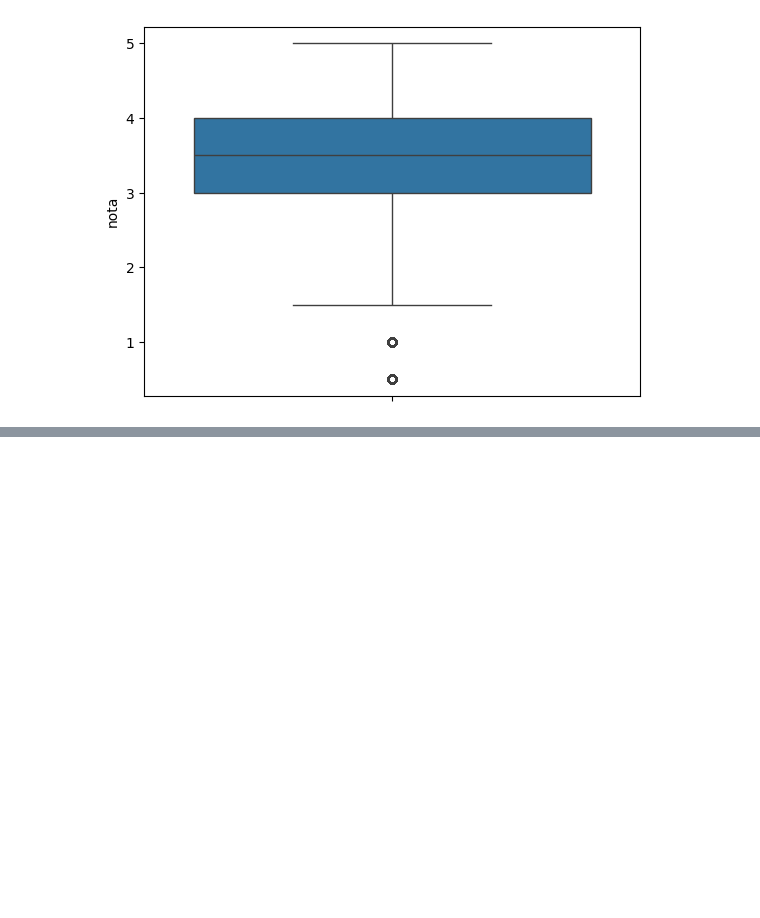
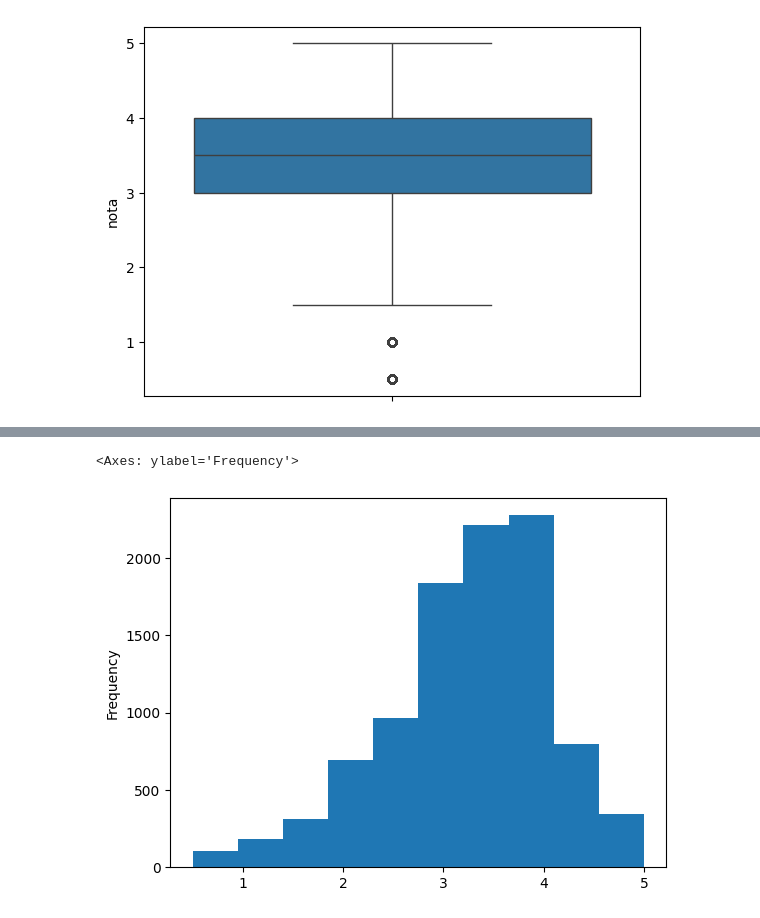
Before and after one commit to IronZiiz/data-science-start, a Jupyter notebook: A_proj_Movies.ipynb, the cells around one changed output, grey strips where cells are left out. Cells and saved outputs as stored; diff of their text form; code cells hidden in the pictures; blank space fills up the shorter version.

Commit message:
Foucusing in Matplotlib and methods as query() and groupby((

```diff
--- a/A_proj_Movies.ipynb
+++ b/A_proj_Movies.ipynb
@@ -156,0 +201,2 @@ sns.boxplot(notas['nota']) # Plot a boxplot
+# %%
+medias_por_filme = notas.groupby('filmeID')['nota'].mean()
@@ -156,0 +214,5 @@ sns.boxplot(notas['nota']) # Plot a boxplot
+# %%
+medias_por_filme.plot(kind = 'hist')
+# %% [output]
+<Axes: ylabel='Frequency'>
+[figure, added]
```
Also changed, not shown: parts of 11 cells of this notebook.
